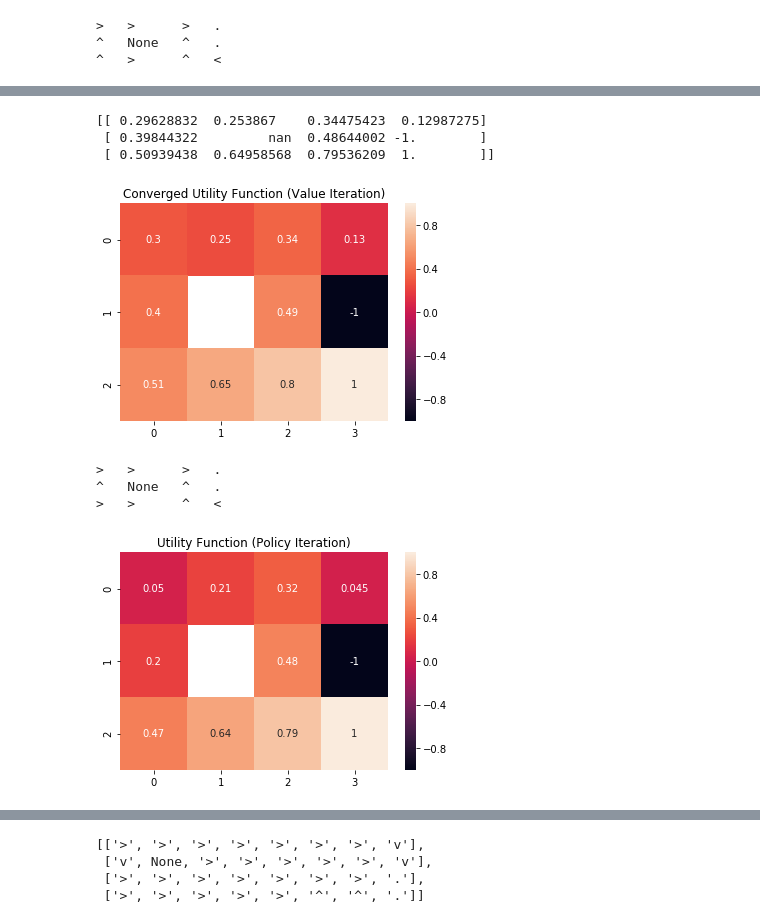
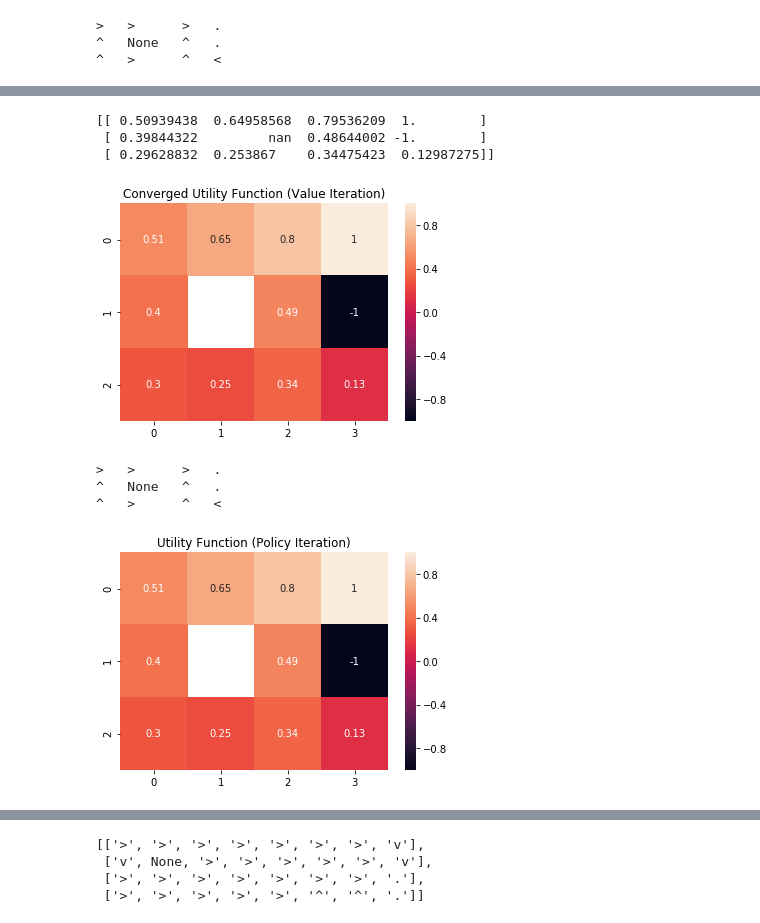
Before and after one commit to nshea3/ml_notebooks_p4, a Jupyter notebook: aimacode_mdp.ipynb, the cells around one changed output, grey strips where cells are left out. Saved outputs shown, nothing was run; the diff lists cells and outputs as text; code cells hidden in the pictures.

```diff
--- a/aimacode_mdp.ipynb
+++ b/aimacode_mdp.ipynb
@@ -34,30 +34,30 @@ plt.plot(vi_iter_time)
 # %%
 vi_utility_dict, iter_time = value_iteration(gridmdp_small)
 #vi_utility_array = np.ndarray((3,4))
 
 #for key,value in vi_utility_dict.items():
 #    vi_utility_array[key[1],key[0]] = value
 
 
 def utility_dict_toarray(utility_dict, shape):
     utility_array = np.ndarray(shape)
     for (r, c) in itertools.product(range(utility_array.shape[0]), range(utility_array.shape[1])):
         utility_array[r,c] = utility_dict.get((c, r), np.NaN)
-    return utility_array
+    return np.flip(utility_array, 0)
 
 vi_utility_array = utility_dict_toarray(vi_utility_dict, (3,4))
 
 
 print(vi_utility_array)
 
 utility_array_df = pd.DataFrame(vi_utility_array)
 
 vi_heatmap = sns.heatmap(utility_array_df, annot=True).set_title("Converged Utility Function (Value Iteration)")
 # %% [output]
-[[ 0.29628832  0.253867    0.34475423  0.12987275]
+[[ 0.50939438  0.64958568  0.79536209  1.        ]
  [ 0.39844322         nan  0.48644002 -1.        ]
- [ 0.50939438  0.64958568  0.79536209  1.        ]]
+ [ 0.29628832  0.253867    0.34475423  0.12987275]]
-[figure, old version]
+[figure, new version]
 # %%
 pi, U, pi_iter_time = policy_iteration(gridmdp_small)
 pi_utility_array = utility_dict_toarray(U, (3,4))
@@ -70,8 +70,8 @@ print_table(gridmdp_small.to_arrows(pi))
 # %% [output]
 >   >      >   .
 ^   None   ^   .
->   >      ^   <
+^   >      ^   <
-[figure, old version]
+[figure, new version]
 # %%
 plt.plot(pi_iter_time)
 # %% [output]
```
Also changed, not shown: parts of 12 cells of this notebook, 1 other file.
